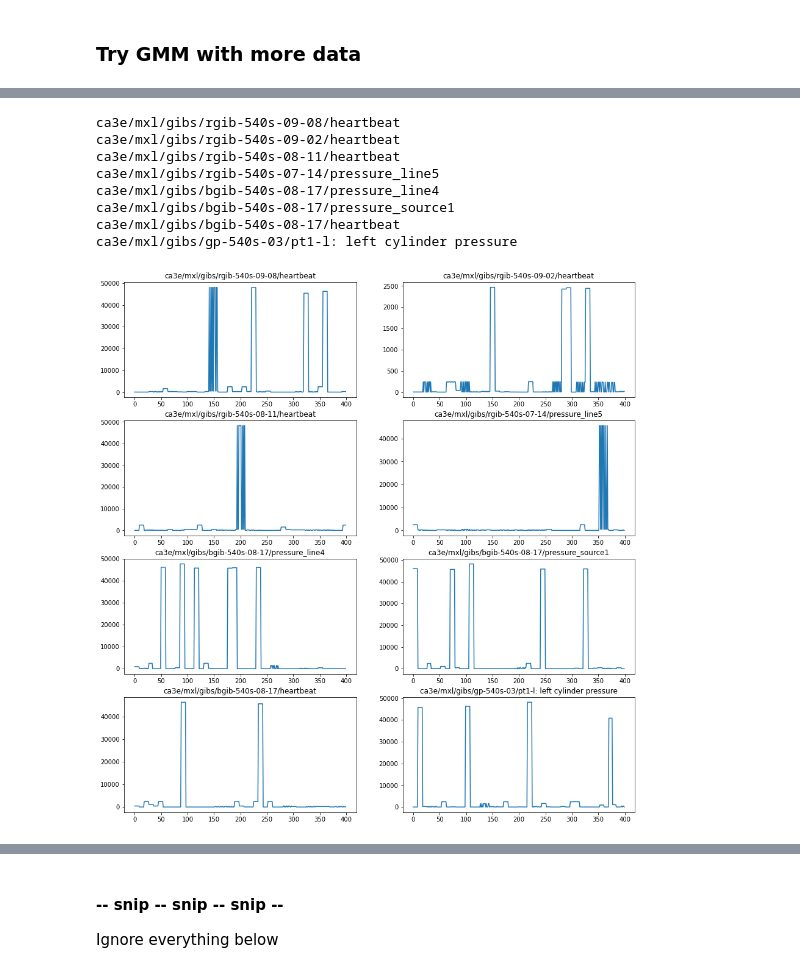
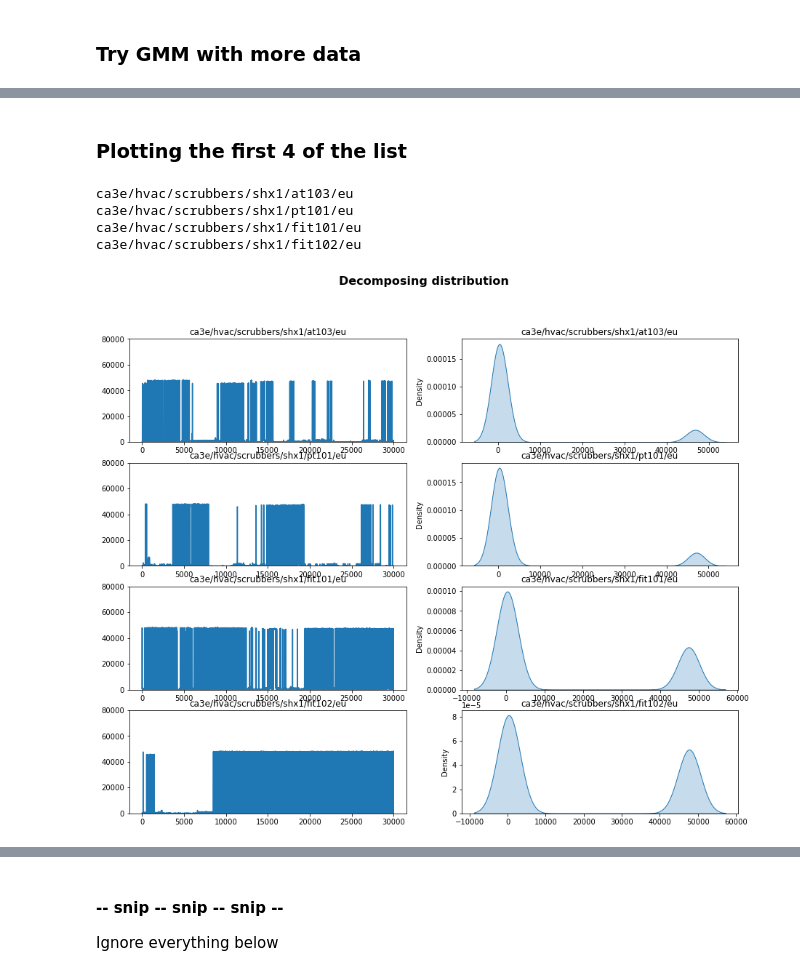
Before and after one commit to sedgewickmm18/notebooks-attic, a Jupyter notebook: NVTBimodal.ipynb, the cells around one changed output, grey strips where cells are left out. Saved outputs shown, nothing was run; the diff lists cells and outputs as text; code cells hidden in the pictures.

```diff
--- a/NVTBimodal.ipynb
+++ b/NVTBimodal.ipynb
@@ -77,7 +83,9 @@ df1_raw = pd.read_csv('./data/IOT_TAGDATA_TYPE_202106151143_ca3e_sws_ait2107_eu.
                      parse_dates=['RCV_TIMESTAMP_UTC'], infer_datetime_format=True)
 df1_raw['RCV_TIMESTAMP_UTC'] = pd.to_datetime(df1_raw['RCV_TIMESTAMP_UTC'],
                                             format='%Y-%m-%d-%H.%M.%S.%f')
-df1_raw = df1_raw.sort_values('RCV_TIMESTAMP_UTC')
+df1_raw = df1_raw.sort_values('RCV_TIMESTAMP_UTC').\
+                  drop(columns=['TAGID','INTVALUE','STRINGVALUE', 'UPDATED_UTC', 'DATEVALUE',
+                               'EVT_NAME', 'DEVICETYPE', 'LOGICALINTERFACE_ID', 'EVENTTYPE', 'FORMAT',])
 df1_i = df1_raw.set_index(['DEVICEID','RCV_TIMESTAMP_UTC'])
 # %%
 jobsettings = { 'db': db,
@@ -274,30 +316,50 @@ Name: TAG, Length: 4097024, dtype: object
+# %% [markdown]
+### Plotting the first 4 of the list
+# %%
+tag_list = [
+            'ca3e/hvac/scrubbers/shx1/at103/eu', 'ca3e/hvac/scrubbers/shx1/pt101/eu',
+            'ca3e/hvac/scrubbers/shx1/fit101/eu', 'ca3e/hvac/scrubbers/shx1/fit102/eu',
+            'ca3e/hvac/scrubbers/shx1/fit104/eu']
+
+# empty - i.e. suitable data points but we don't have data in db2
+#   'ca3e/hvac/scrubbers/shx1/at101/eu', 'ca3e/hvac/scrubbers/shx1/at102/eu',
+#   'ca3e/hvac/scrubbers/shx1/pdit101/eu', 'ca3e/hvac/scrubbers/shx1/pdit102/eu',
+#   'ca3e/hvac/scrubbers/shx2/at101/eu', 'ca3e/hvac/scrubbers/shx2/at102/eu',
+#   'ca3e/hvac/scrubbers/shx2/at103/eu', 'ca3e/hvac/scrubbers/shx2/pt101/eu',
+#   'ca3e/hvac/scrubbers/shx2/pdit101/eu', 'ca3e/hvac/scrubbers/shx2/pdit102/eu',
+#   'ca3e/hvac/scrubbers/shx2/fit101/eu', 'ca3e/hvac/scrubbers/shx2/fit102/eu',
+#   'ca3e/hvac/scrubbers/shx3/at101/eu', 'ca3e/hvac/scrubbers/shx3/at102/eu',
+#   'ca3e/hvac/scrubbers/shx2/fit104/eu',
+#
 # %%
-tag_list = []
+#tag_list = []
 i = 0
-last = 8
+last = 4
 
-fig, ax = plt.subplots(last//2,2, figsize=(15, 2*last),squeeze=False)
+fig, ax = plt.subplots(last, 2, figsize=(15, 3*last),squeeze=False)
+fig.suptitle("Decomposing distribution", fontsize=16, fontweight='bold')
 
-for tag in df3_i['TAG'].unique():
 
-    tag_list.append(tag)
+#for tag in df3_i['TAG'].unique():
+for tag in tag_list:
+
+    #tag_list.append(tag)
     print(tag)
-    arr = df3_i[df3_i['TAG'] == tag]['FLOATVALUE'][0:400].values
+    arr = df3_i[df3_i['TAG'] == tag]['FLOATVALUE'][0:30000].values
 
-    ax[i//2,i % 2].plot(range(arr.size), arr)
-    ax[i//2,i % 2].set_title(tag)
+    ax[i,0].plot(range(arr.size), arr)
+    ax[i,0].set_ylim(0, 80000)
+    ax[i,0].set_title(tag)
+    sns.kdeplot(arr,ax=ax[i,1], fill=True)
+    ax[i,1].set_title(tag)
 
     i+=1
     if i >= last: break
 # %% [output]
-ca3e/mxl/gibs/rgib-540s-09-08/heartbeat
-ca3e/mxl/gibs/rgib-540s-09-02/heartbeat
-ca3e/mxl/gibs/rgib-540s-08-11/heartbeat
-ca3e/mxl/gibs/rgib-540s-07-14/pressure_line5
-ca3e/mxl/gibs/bgib-540s-08-17/pressure_line4
-ca3e/mxl/gibs/bgib-540s-08-17/pressure_source1
-ca3e/mxl/gibs/bgib-540s-08-17/heartbeat
-ca3e/mxl/gibs/gp-540s-03/pt1-l: left cylinder pressure
+ca3e/hvac/scrubbers/shx1/at103/eu
+ca3e/hvac/scrubbers/shx1/pt101/eu
+ca3e/hvac/scrubbers/shx1/fit101/eu
+ca3e/hvac/scrubbers/shx1/fit102/eu
-[figure, old version]
+[figure, new version]
 # %%
 df = df3_i[df3_i['TAG'].isin(tag_list)].reset_index().set_index(['TAG','RCV_TIMESTAMP_UTC'])
```
Also changed, not shown: parts of 97 cells of this notebook, 3 other files.
